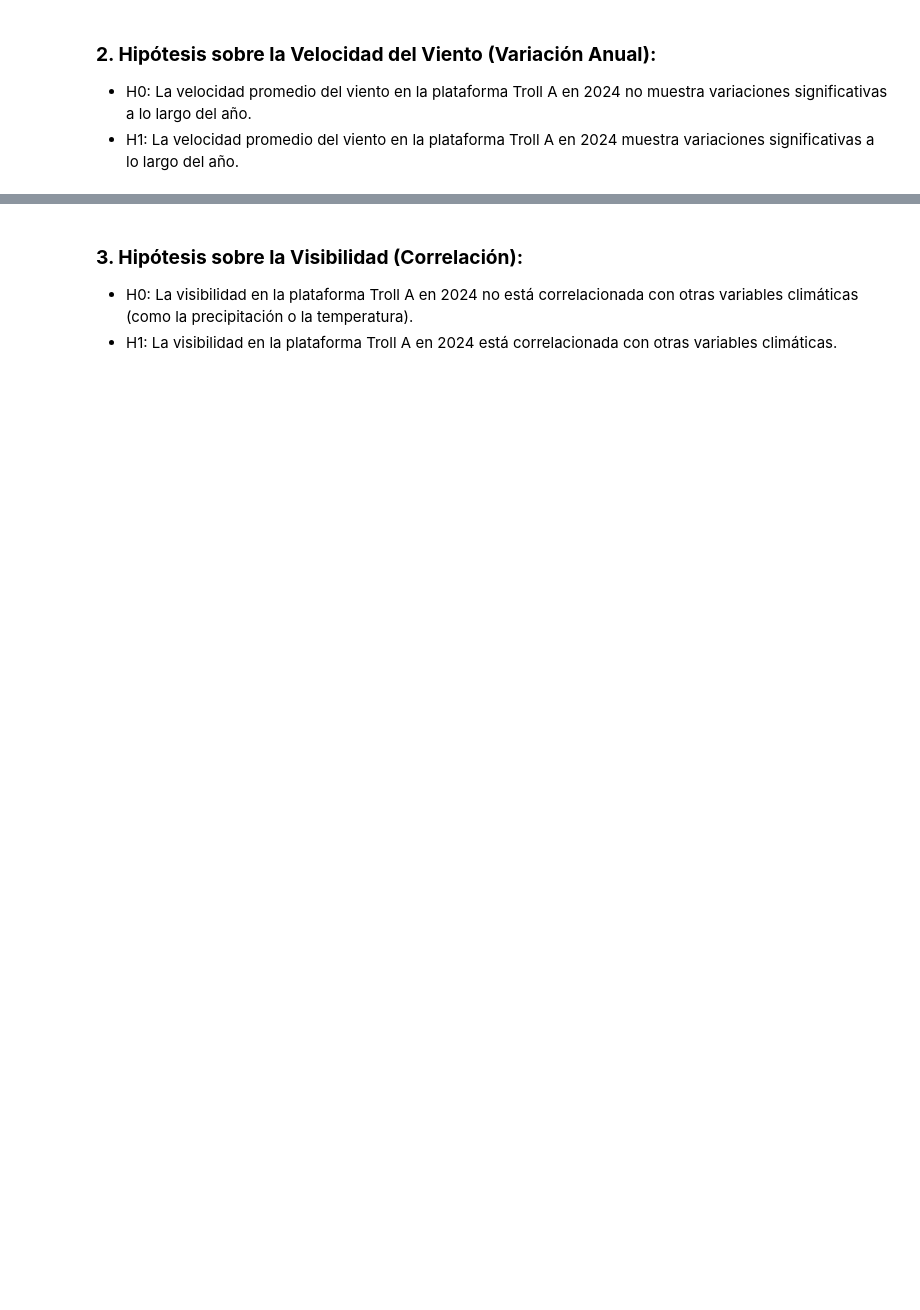
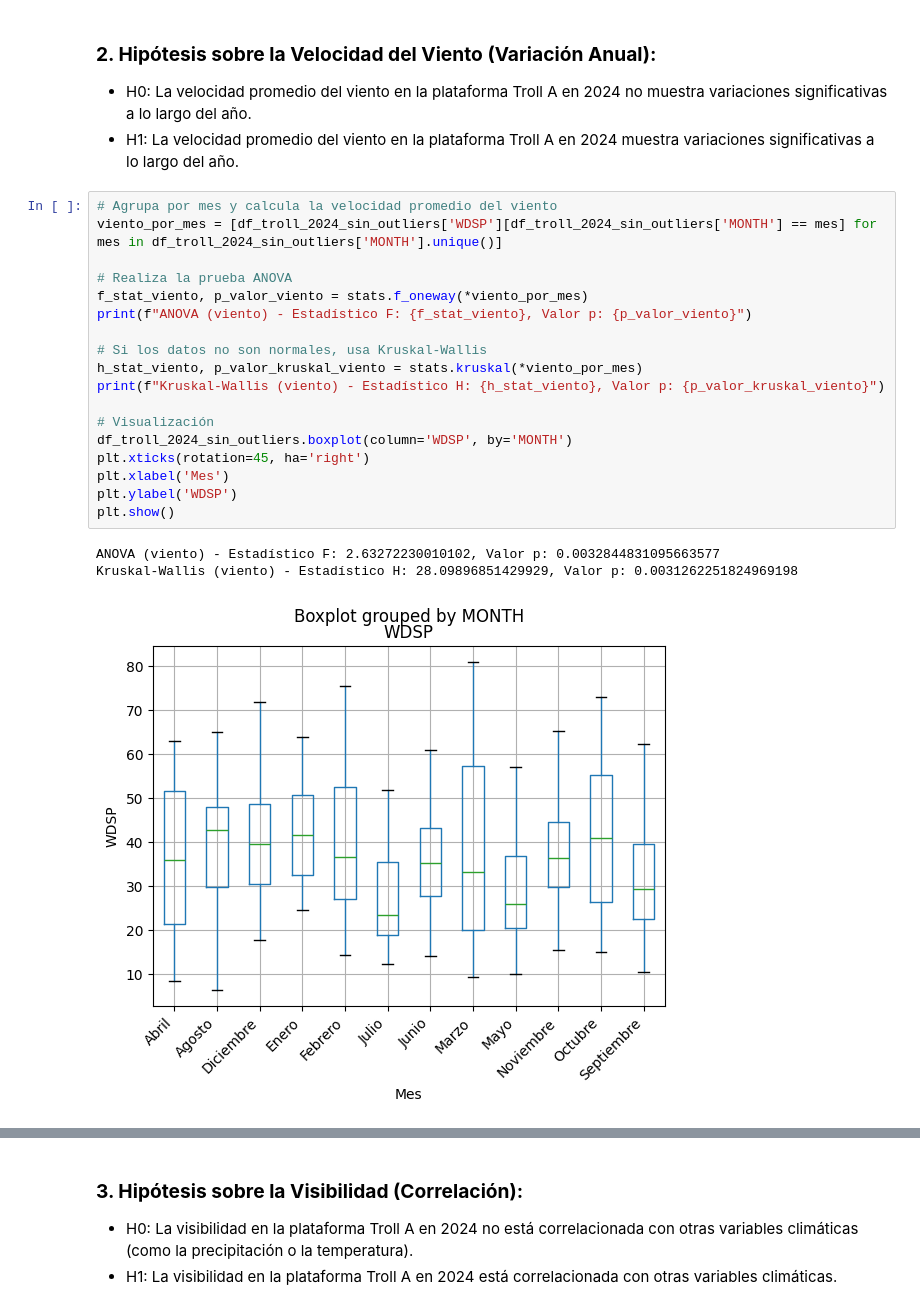
Before and after one commit to SaitoM17/analisis_del_clima_mundial_NOAA, a Jupyter notebook: notebooks/4_Estadistica_probabilidad.ipynb, the cells around one changed output, grey strips where cells are left out. Drawn from its saved outputs; the diff is of its cells as text; blank space fills up the shorter version.

```diff
--- a/notebooks/4_Estadistica_probabilidad.ipynb
+++ b/notebooks/4_Estadistica_probabilidad.ipynb
@@ -151,3 +186,25 @@ Intervalo de confianza bootstrap al 95% (MIN): ConfidenceInterval(low=np.float64
 ### **2. Hipótesis sobre la Velocidad del Viento (Variación Anual):**
 * H0: La velocidad promedio del viento en la plataforma Troll A en 2024 no muestra variaciones significativas a lo largo del año.
 * H1: La velocidad promedio del viento en la plataforma Troll A en 2024 muestra variaciones significativas a lo largo del año.
+# %%
+# Agrupa por mes y calcula la velocidad promedio del viento
+viento_por_mes = [df_troll_2024_sin_outliers['WDSP'][df_troll_2024_sin_outliers['MONTH'] == mes] for mes in df_troll_2024_sin_outliers['MONTH'].unique()]
+
+# Realiza la prueba ANOVA
+f_stat_viento, p_valor_viento = stats.f_oneway(*viento_por_mes)
+print(f"ANOVA (viento) - Estadístico F: {f_stat_viento}, Valor p: {p_valor_viento}")
+
+# Si los datos no son normales, usa Kruskal-Wallis
+h_stat_viento, p_valor_kruskal_viento = stats.kruskal(*viento_por_mes)
+print(f"Kruskal-Wallis (viento) - Estadístico H: {h_stat_viento}, Valor p: {p_valor_kruskal_viento}")
+
+# Visualización
+df_troll_2024_sin_outliers.boxplot(column='WDSP', by='MONTH')
+plt.xticks(rotation=45, ha='right')
+plt.xlabel('Mes')
+plt.ylabel('WDSP')
+plt.show()
+# %% [output]
+ANOVA (viento) - Estadístico F: 2.63272230010102, Valor p: 0.0032844831095663577
+Kruskal-Wallis (viento) - Estadístico H: 28.09896851429929, Valor p: 0.0031262251824969198
+[figure, added]
```
Also changed, not shown: parts of 9 cells of this notebook.
